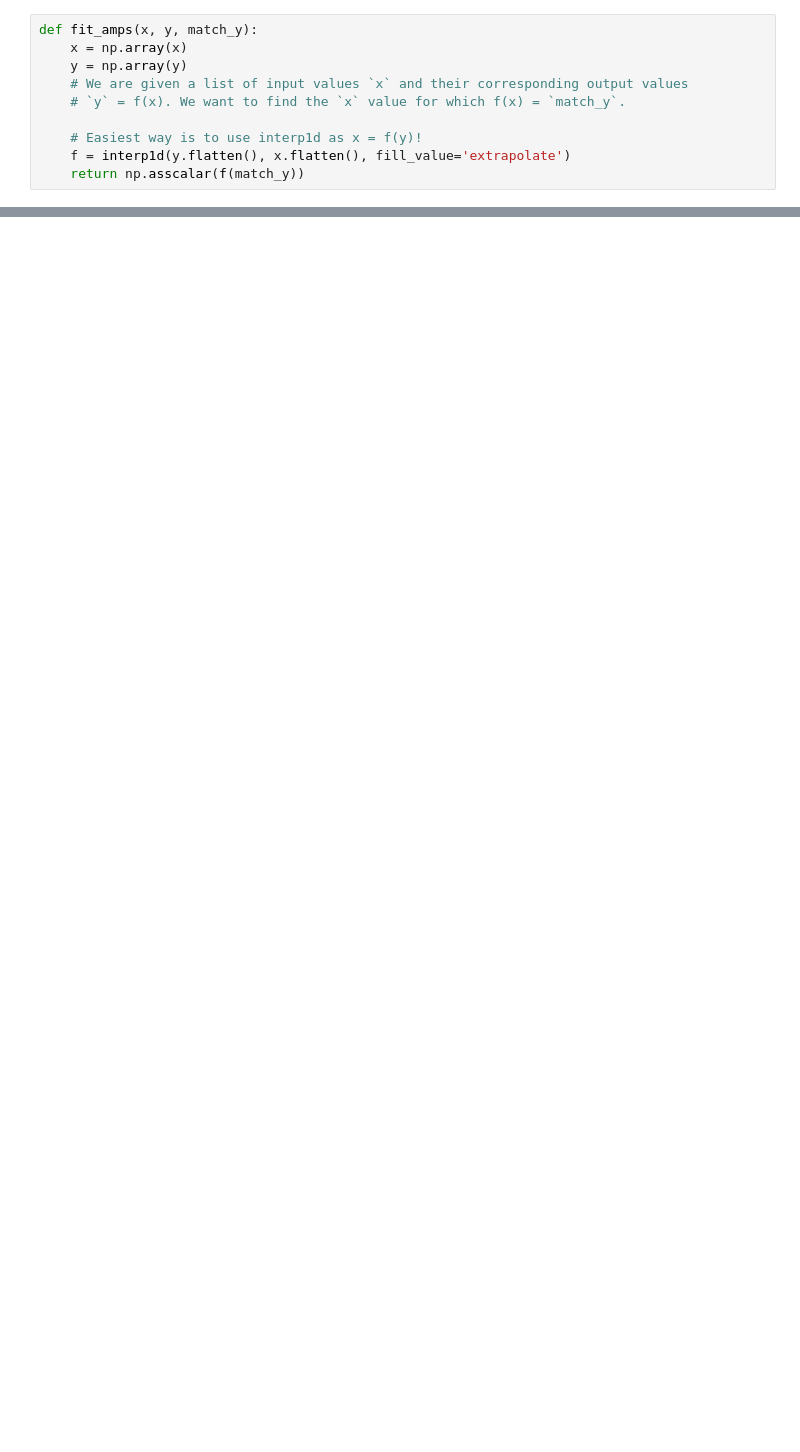
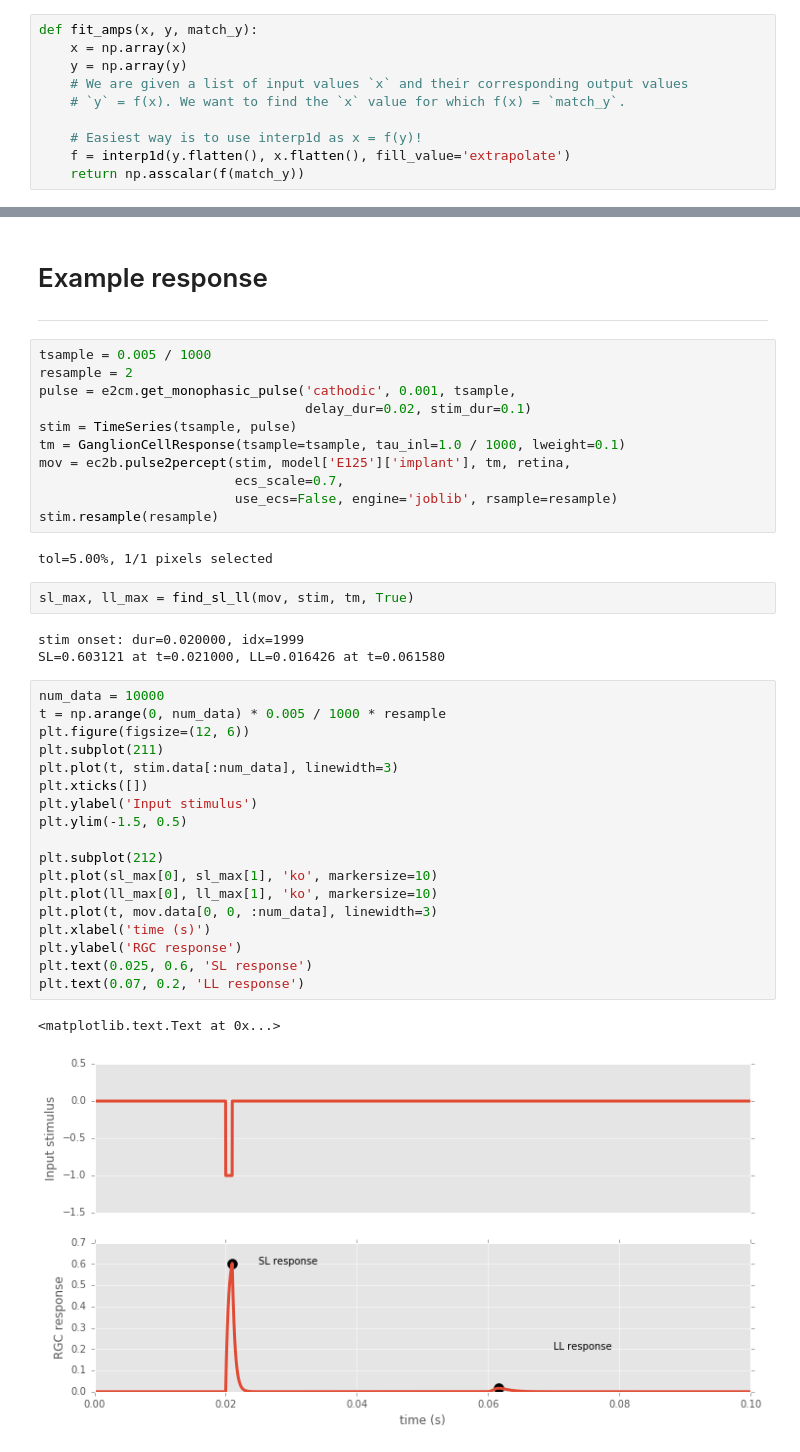
Before and after one commit to mbeyeler/pulse2percept, a Jupyter notebook: examples/notebooks/2.0-jensen2005-fig3.ipynb, the cells around one changed output, grey strips where cells are left out. Saved outputs shown, nothing was run; the diff lists cells and outputs as text; blank space fills up the shorter version.

```diff
--- a/examples/notebooks/2.0-jensen2005-fig3.ipynb
+++ b/examples/notebooks/2.0-jensen2005-fig3.ipynb
@@ -330,0 +274,42 @@ plt.savefig('jensen2005_fig3.png')
+# %% [markdown]
+# Example response
+--------------------------
+# %%
+tsample = 0.005 / 1000
+resample = 2
+pulse = e2cm.get_monophasic_pulse('cathodic', 0.001, tsample,
+                                  delay_dur=0.02, stim_dur=0.1)
+stim = TimeSeries(tsample, pulse)
+tm = GanglionCellResponse(tsample=tsample, tau_inl=1.0 / 1000, lweight=0.1)
+mov = ec2b.pulse2percept(stim, model['E125']['implant'], tm, retina,
+                         ecs_scale=0.7,
+                         use_ecs=False, engine='joblib', rsample=resample)
+stim.resample(resample)
+# %% [output]
+tol=5.00%, 1/1 pixels selected
+# %%
+sl_max, ll_max = find_sl_ll(mov, stim, tm, True)
+# %% [output]
+stim onset: dur=0.020000, idx=1999
+SL=0.603121 at t=0.021000, LL=0.016426 at t=0.061580
+# %%
+num_data = 10000
+t = np.arange(0, num_data) * 0.005 / 1000 * resample
+plt.figure(figsize=(12, 6))
+plt.subplot(211)
+plt.plot(t, stim.data[:num_data], linewidth=3)
+plt.xticks([])
+plt.ylabel('Input stimulus')
+plt.ylim(-1.5, 0.5)
+
+plt.subplot(212)
+plt.plot(sl_max[0], sl_max[1], 'ko', markersize=10)
+plt.plot(ll_max[0], ll_max[1], 'ko', markersize=10)
+plt.plot(t, mov.data[0, 0, :num_data], linewidth=3)
+plt.xlabel('time (s)')
+plt.ylabel('RGC response')
+plt.text(0.025, 0.6, 'SL response')
+plt.text(0.07, 0.2, 'LL response')
+# %% [output]
+<matplotlib.text.Text at 0x...>
+[figure, added]
```
Also changed, not shown: parts of 22 cells of this notebook, 1 other file.
